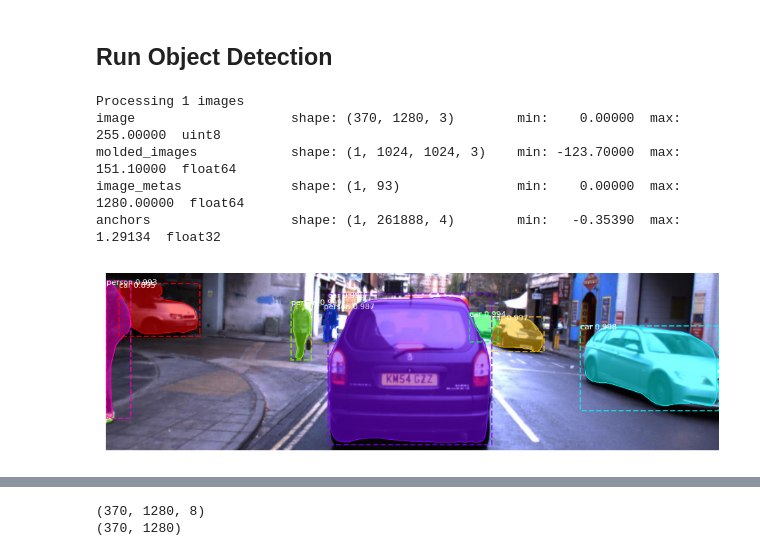
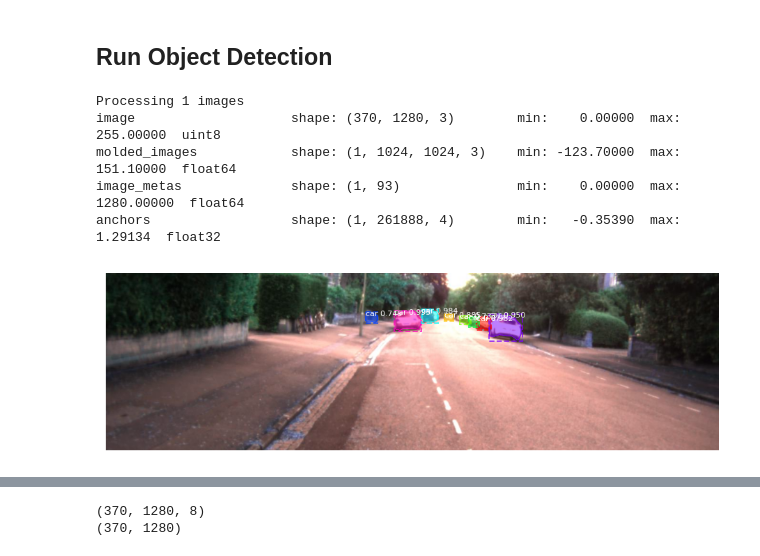
Before and after one commit to CarloRadice/Mask_RCNN, a Jupyter notebook: samples/demo.ipynb, the cells around one changed output, grey strips where cells are left out. Cells and saved outputs as stored; diff of their text form; code cells hidden in the pictures.

```diff
--- a/samples/demo.ipynb
+++ b/samples/demo.ipynb
@@ -136,21 +136,26 @@ class_names = ['BG', 'person', 'bicycle', 'car', 'motorcycle', 'airplane',
 # %%
 # Load a random image from the images folder
 file_names = next(os.walk(IMAGE_DIR))[2]
 #image = skimage.io.imread(os.path.join(IMAGE_DIR, random.choice(file_names)))
 
-image = skimage.io.imread('/home/carlo/Documents/DATASETS/12-09-27891.jpg')
+import cv2
+CROP_AREA = [0, 360, 1280, 730]
+image = cv2.imread('/home/carlo/Documents/DATASETS/OXFORD/processed/stereo/left/0000000092.jpg')
+image = image[CROP_AREA[1]:CROP_AREA[3], :, :]
+
+#image = skimage.io.imread('/home/carlo/Documents/left/0000001701.jpg')
 
 # Run detection
 results = model.detect([image], verbose=1)
 
 # Visualize results
 r = results[0]
 visualize.display_instances(image, r['rois'], r['masks'], r['class_ids'],
                             class_names, r['scores'])
 # %% [output]
 Processing 1 images
 image                    shape: (370, 1280, 3)        min:    0.00000  max:  255.00000  uint8
 molded_images            shape: (1, 1024, 1024, 3)    min: -123.70000  max:  151.10000  float64
 image_metas              shape: (1, 93)               min:    0.00000  max: 1280.00000  float64
 anchors                  shape: (1, 261888, 4)        min:   -0.35390  max:    1.29134  float32
-[figure, old version]
+[figure, new version]
```
Also changed, not shown: parts of 7 cells of this notebook.
